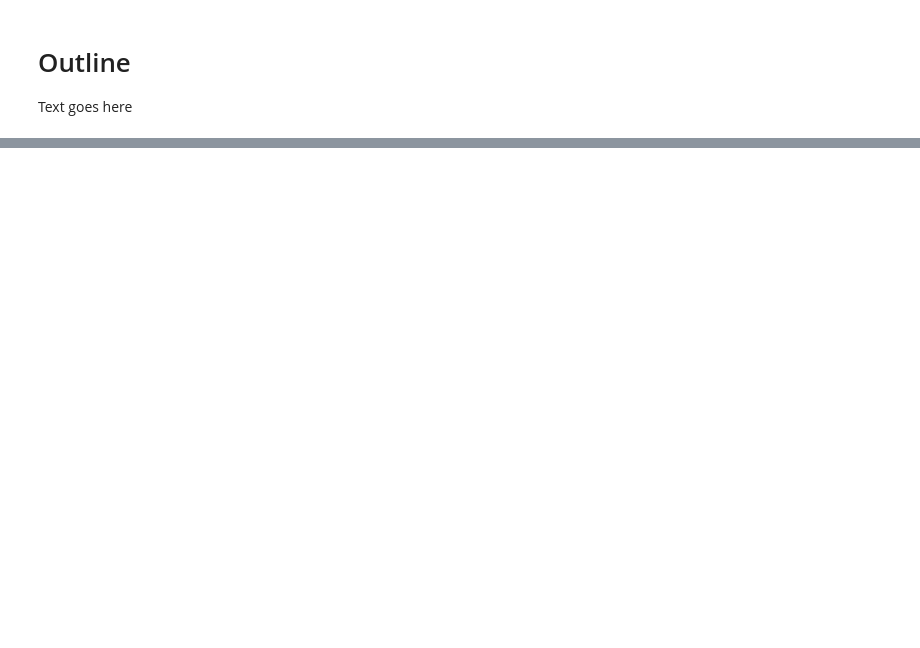
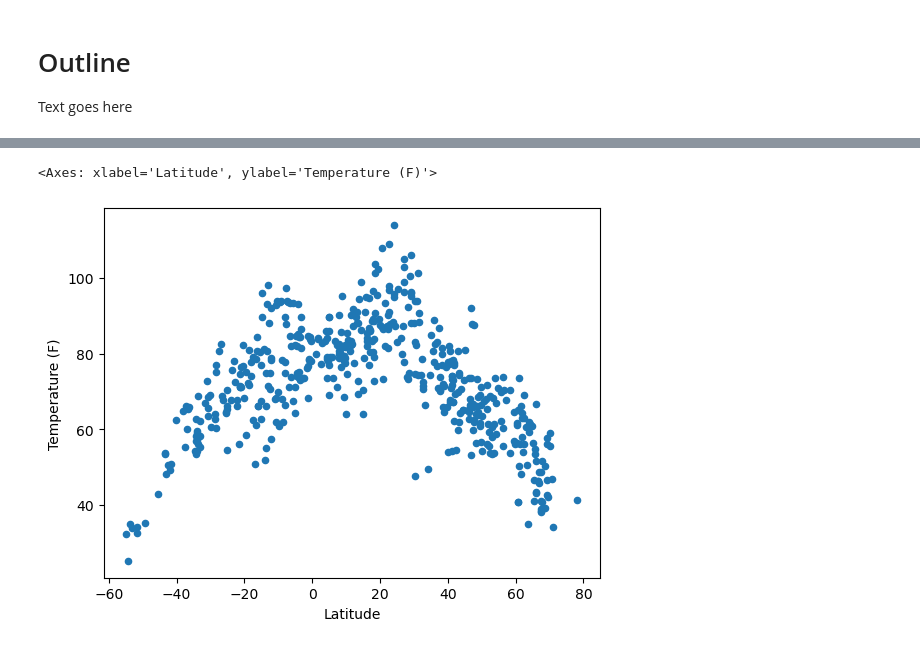
Before and after one commit to cold-quix/weather-api-viz, a Jupyter notebook: WeatherAPI.ipynb, the cells around one changed output, grey strips where cells are left out. Drawn from its saved outputs; the diff is of its cells as text; code cells hidden in the pictures; blank space fills up the shorter version.

Commit message:
Final version with output and sample input.

```diff
--- a/WeatherAPI.ipynb
+++ b/WeatherAPI.ipynb
@@ -82,3 +81,6 @@ def getWeatherData(lat, long, units):
+# %%
+# Dataframe to hold city data.
+df_cities = pd.DataFrame(columns=["ID", "City", "Latitude", "Longitude", "Temperature (F)", "Humidity (%)", "Cloudiness (%)", "Windspeed (MPH)"])
 # %%
 # Generate 500 random sets of long/lat coordinates.
 # Get the nearest city to each coordinates. If it's not in the list, add its weather data.
@@ -97,4 +131,0 @@ while count <= 500:
-# %%
-# Dataframe to hold city data.
-df_cities = pd.DataFrame(columns=["City Name", "Latitude", "Longitude", "Temperature (F)", "Humidity (%)", "Cloudiness (%)", "Wind speed (MPH)"])
-df_cities
@@ -103,17 +131,0 @@ df_cities
-# %%
-# Use city name + country code to get exact coordinates, then use exact coordinates to get weather data.
-# Then make dataframe row with weather data, then append dataframe row to df_cities.
-df_test = getCityCoordinates(cities_500[0][0], cities_500[0][1], 1)
-json_test = getWeatherData(df_test["lat"][0], df_test["lon"][0], "imperial")
-
-row_to_add = {
-    "City Name": json_test["name"],
-    "Latitude": json_test["coord"]["lat"],
-    "Longitude": json_test["coord"]["lon"],
-    "Temperature (F)": json_test["main"]["temp"],
-    "Humidity (%)": json_test["main"]["humidity"],
-    "Cloudiness (%)": json_test["clouds"]["all"],
-    "Wind Speed (MPH)": json_test["wind"]["speed"]
-}
-df_cities.loc[-1] = row_to_add
-df_cities
@@ -127,0 +132,4 @@ json_test["wind"]["speed"]
+# %%
+# Copy the cities_df so it can be used locally while another one is created.
+df_cities_copy = df_cities
+df_cities_copy.to_csv("./output/500_cities.csv")
@@ -127,0 +145,6 @@ json_test["wind"]["speed"]
+# %%
+# Scatter plot for X (latitude) and Y (temperature) axes
+df_cities_copy.plot.scatter(x="Latitude", y="Temperature (F)")
+# %% [output]
+<Axes: xlabel='Latitude', ylabel='Temperature (F)'>
+[figure, added]
```
Also changed, not shown: parts of 35 cells of this notebook, 10 other files.
